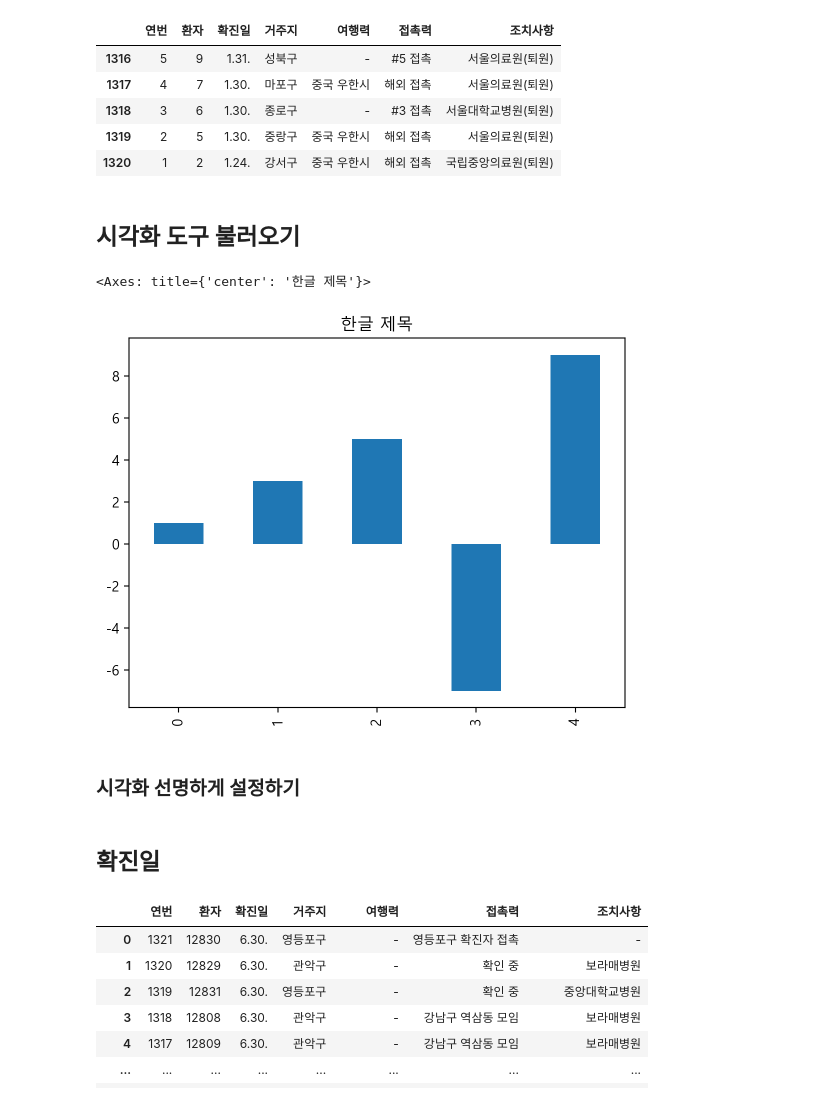
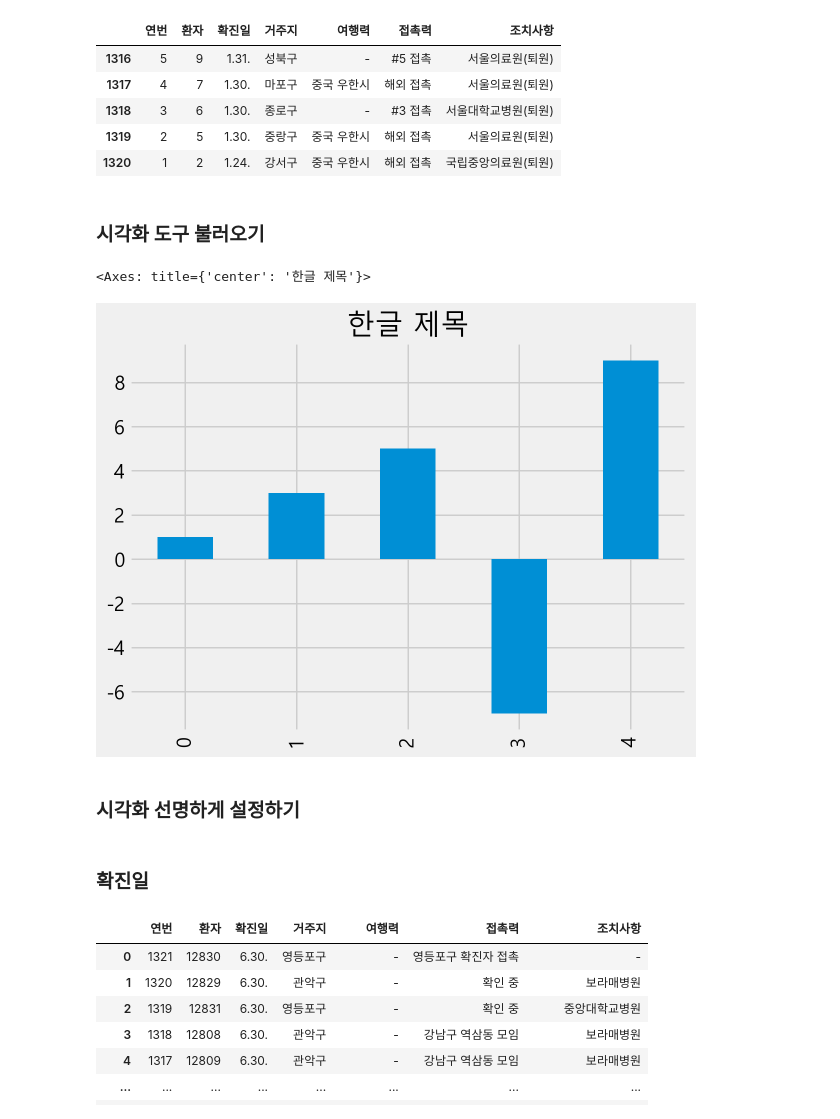
Before and after one commit to nz663633/data-analysis-viz, a Jupyter notebook: seoul-covid-19-02-eda-input.ipynb, the cells around one changed output. Cells and saved outputs as stored; diff of their text form; code cells hidden in the pictures.

Commit message:
chore: apply style to pandas plot

```diff
--- a/seoul-covid-19-02-eda-input.ipynb
+++ b/seoul-covid-19-02-eda-input.ipynb
@@ -65,19 +65,20 @@ df.tail()
 | 1319 | 2 | 5 | 1.30. | 중랑구 | 중국 우한시 | 해외 접촉 | 서울의료원(퇴원) |
 | 1320 | 1 | 2 | 1.24. | 강서구 | 중국 우한시 | 해외 접촉 | 국립중앙의료원(퇴원) |
 # %% [markdown]
-## 시각화 도구 불러오기
+### 시각화 도구 불러오기
 # %%
 # matplotlib.pyplot 을 통해 한글폰트를 설정합니다.
 # plt.style.use 로 "fivethirtyeight" 스타일을 사용해 봅니다.
 
 import matplotlib.pyplot as plt
 plt.rc("font", family="Malgun Gothic")
 plt.rc("axes", unicode_minus=False)
+plt.style.use("fivethirtyeight")
 
 pd.Series([1, 3, 5, -7, 9]).plot.bar(title="한글 제목")
 # %% [output]
 <Axes: title={'center': '한글 제목'}>
-[figure, old version]
+[figure, new version]
 # %% [markdown]
 ### 시각화 선명하게 설정하기
 # %%
@@ -86,7 +87,7 @@ pd.Series([1, 3, 5, -7, 9]).plot.bar(title="한글 제목")
 %matplotlib inline
 %config InlineBackend.figure_format = 'retina'
 # %% [markdown]
-## 확진일
+### 확진일
 # %%
 # 확진일의 빈도수를 봅니다. 어느 날짜에 가장 많이 확진이 되었는지 봅니다.
 
```
Also changed, not shown: parts of 2 cells of this notebook.
